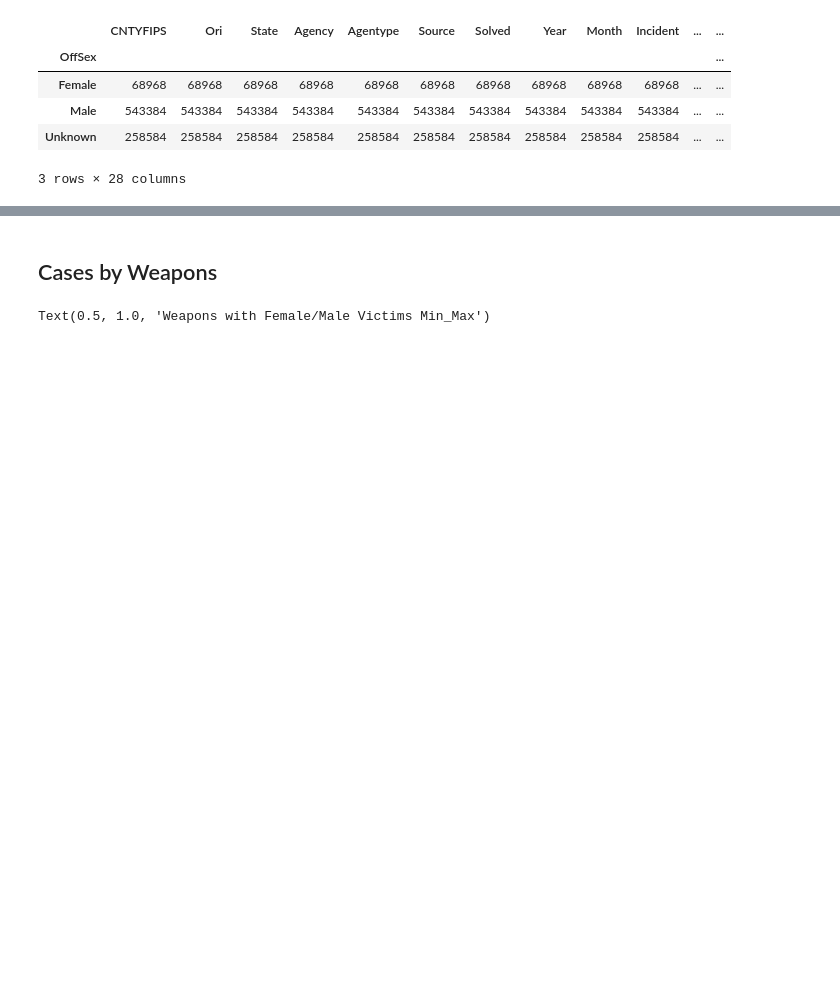
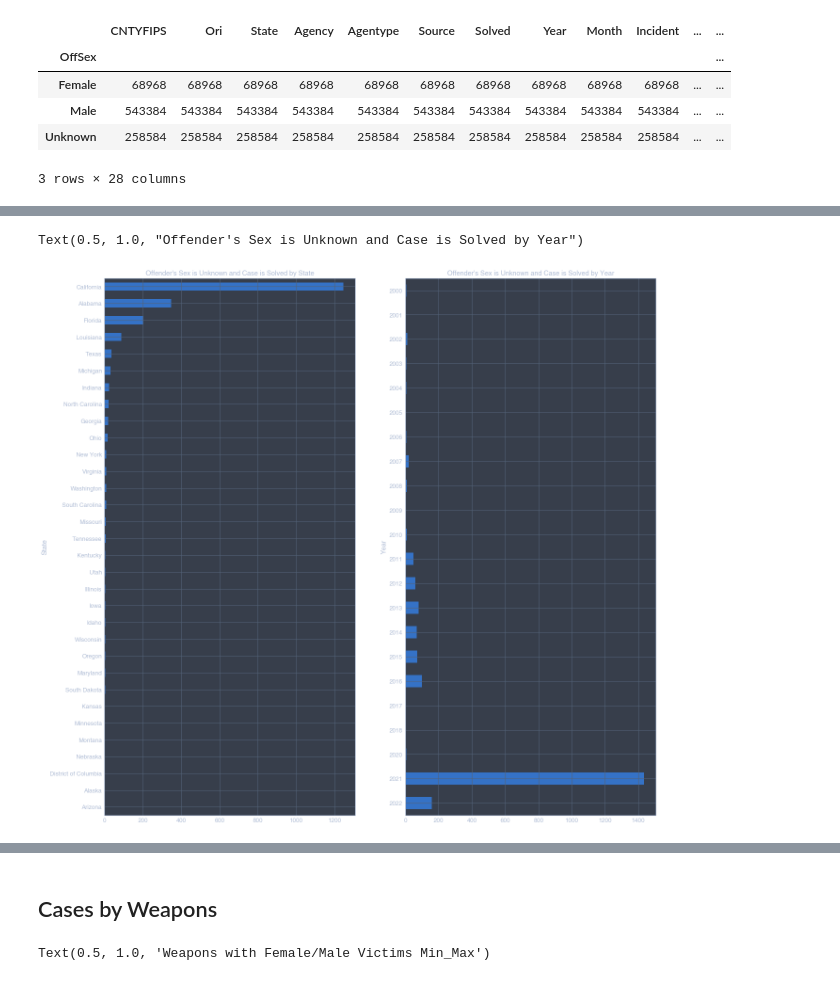
Before and after one commit to fadeeva/weird_projects, a Jupyter notebook: Serial_Killers/Data_from_MAP.ipynb, the cells around one changed output, grey strips where cells are left out. Cells and saved outputs as stored; diff of their text form; code cells hidden in the pictures; blank space fills up the shorter version.

```diff
--- a/Serial_Killers/Data_from_MAP.ipynb
+++ b/Serial_Killers/Data_from_MAP.ipynb
@@ -488,0 +505,21 @@ map_data.groupby('OffSex').count()
+# %%
+off_sex_unknw_solved = off_sex_unknown[off_sex_unknown['Solved']=='Yes']
+# %%
+off_sex_unknw_solved_by_state = off_sex_unknw_solved.groupby('State')\
+                                      .count()\
+                                      .sort_values(by=['CNTYFIPS'],
+                                                   ascending=True)['CNTYFIPS']
+
+off_sex_unknw_solved_by_year = off_sex_unknw_solved.groupby('Year')\
+                                     .count()['CNTYFIPS']
+
+fig, ax = plt.subplots(1, 2, figsize=(21, 21))
+
+off_sex_unknw_solved_by_state.plot(kind='barh', ax=ax[0], color='b')
+ax[0].set_title('Offender\'s Sex is Unknown and Case is Solved by State')
+
+off_sex_unknw_solved_by_year.plot(kind='barh', ax=ax[1], color='b').invert_yaxis()
+ax[1].set_title('Offender\'s Sex is Unknown and Case is Solved by Year')
+# %% [output]
+Text(0.5, 1.0, "Offender's Sex is Unknown and Case is Solved by Year")
+[figure, added]
```
Also changed, not shown: parts of 8 cells of this notebook.
